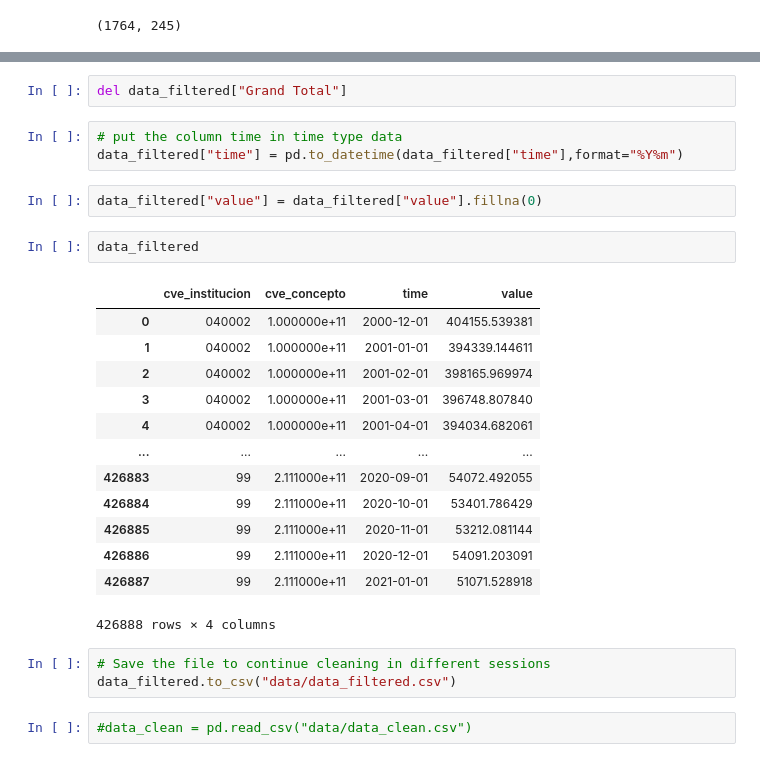
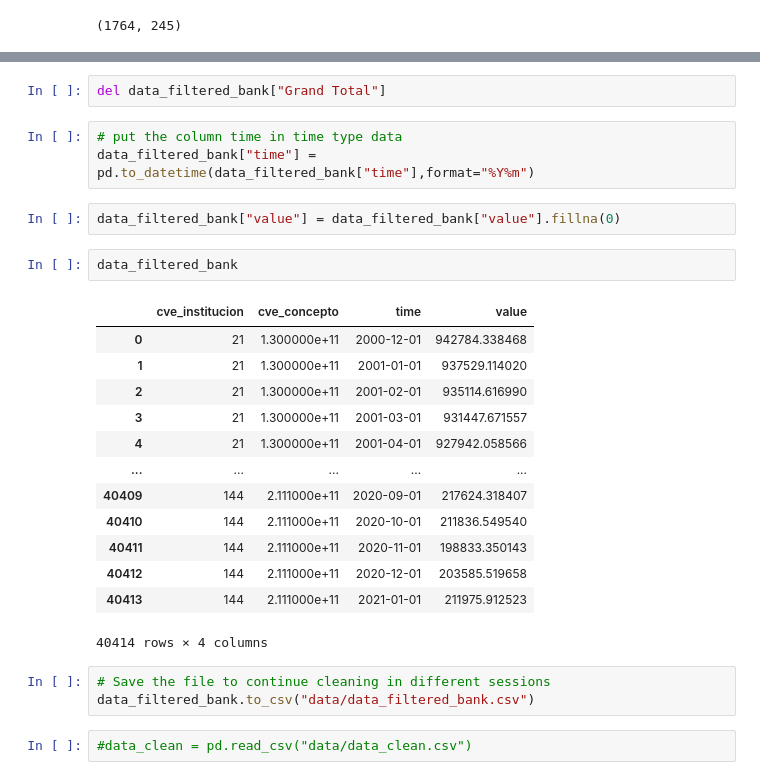
Before and after one commit to luislobo6/Sigma-final-project, a Jupyter notebook: Notebook-LMT.ipynb, the cells around one changed output, grey strips where cells are left out. Cells and saved outputs as stored; diff of their text form.

```diff
--- a/Notebook-LMT.ipynb
+++ b/Notebook-LMT.ipynb
@@ -225,29 +264,29 @@ data_filtered
 # %%
-del data_filtered["Grand Total"]
+del data_filtered_bank["Grand Total"]
 # %%
 # put the column time in time type data
-data_filtered["time"] = pd.to_datetime(data_filtered["time"],format="%Y%m")
+data_filtered_bank["time"] = pd.to_datetime(data_filtered_bank["time"],format="%Y%m")
 # %%
-data_filtered["value"] = data_filtered["value"].fillna(0)
+data_filtered_bank["value"] = data_filtered_bank["value"].fillna(0)
-# %%
-data_filtered
-# %% [output]
-|  | cve_institucion | cve_concepto | time | value |
-| 0 | 040002 | 1.000000e+11 | 2000-12-01 | 404155.539381 |
-| 1 | 040002 | 1.000000e+11 | 2001-01-01 | 394339.144611 |
-| 2 | 040002 | 1.000000e+11 | 2001-02-01 | 398165.969974 |
-| 3 | 040002 | 1.000000e+11 | 2001-03-01 | 396748.807840 |
-| 4 | 040002 | 1.000000e+11 | 2001-04-01 | 394034.682061 |
-| ... | ... | ... | ... | ... |
-| 426883 | 99 | 2.111000e+11 | 2020-09-01 | 54072.492055 |
-| 426884 | 99 | 2.111000e+11 | 2020-10-01 | 53401.786429 |
-| 426885 | 99 | 2.111000e+11 | 2020-11-01 | 53212.081144 |
-| 426886 | 99 | 2.111000e+11 | 2020-12-01 | 54091.203091 |
-| 426887 | 99 | 2.111000e+11 | 2021-01-01 | 51071.528918 |
-426888 rows × 4 columns
+# %%
+data_filtered_bank
+# %% [output]
+|  | cve_institucion | cve_concepto | time | value |
+| 0 | 21 | 1.300000e+11 | 2000-12-01 | 942784.338468 |
+| 1 | 21 | 1.300000e+11 | 2001-01-01 | 937529.114020 |
+| 2 | 21 | 1.300000e+11 | 2001-02-01 | 935114.616990 |
+| 3 | 21 | 1.300000e+11 | 2001-03-01 | 931447.671557 |
+| 4 | 21 | 1.300000e+11 | 2001-04-01 | 927942.058566 |
+| ... | ... | ... | ... | ... |
+| 40409 | 144 | 2.111000e+11 | 2020-09-01 | 217624.318407 |
+| 40410 | 144 | 2.111000e+11 | 2020-10-01 | 211836.549540 |
+| 40411 | 144 | 2.111000e+11 | 2020-11-01 | 198833.350143 |
+| 40412 | 144 | 2.111000e+11 | 2020-12-01 | 203585.519658 |
+| 40413 | 144 | 2.111000e+11 | 2021-01-01 | 211975.912523 |
+40414 rows × 4 columns
 # %%
 # Save the file to continue cleaning in different sessions
-data_filtered.to_csv("data/data_filtered.csv")
+data_filtered_bank.to_csv("data/data_filtered_bank.csv")
 # %%
 #data_clean = pd.read_csv("data/data_clean.csv")
 # %% [markdown]
```
Also changed, not shown: parts of 18 cells of this notebook, 6 other files.
